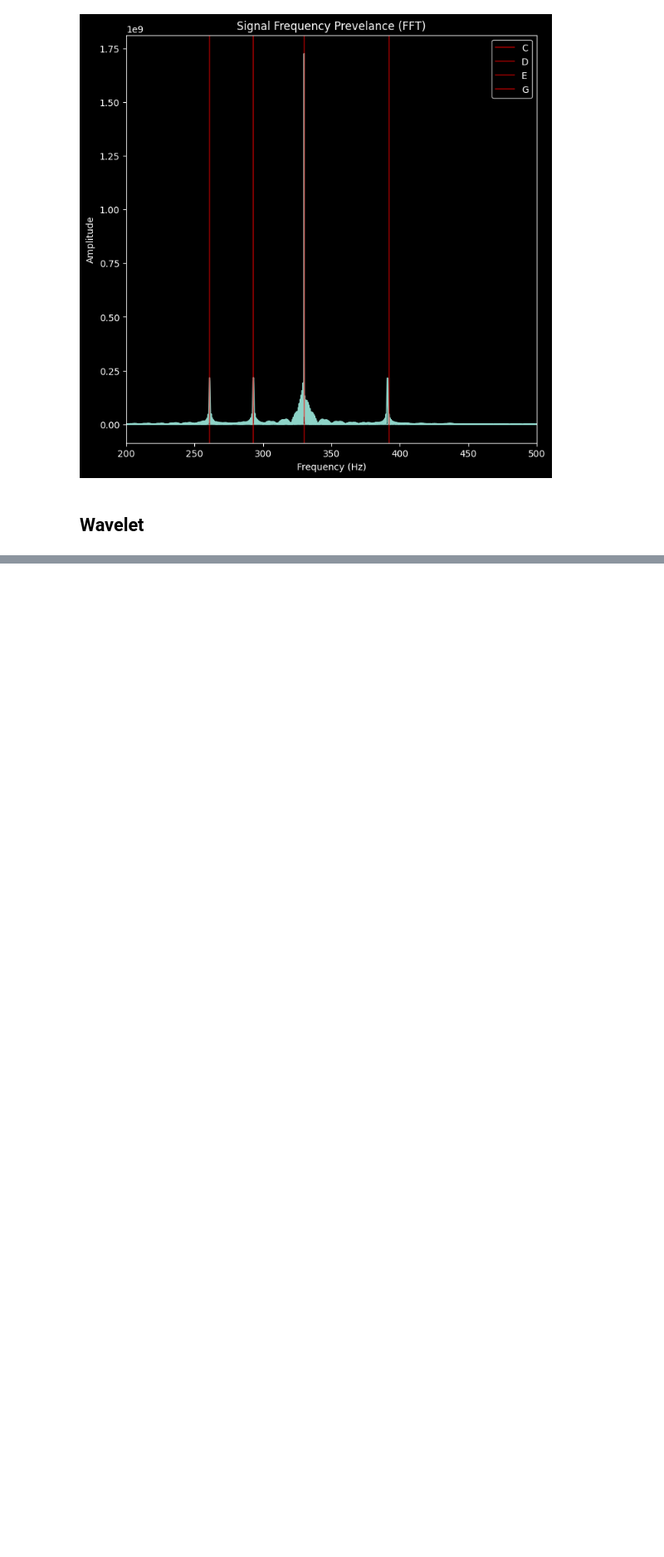
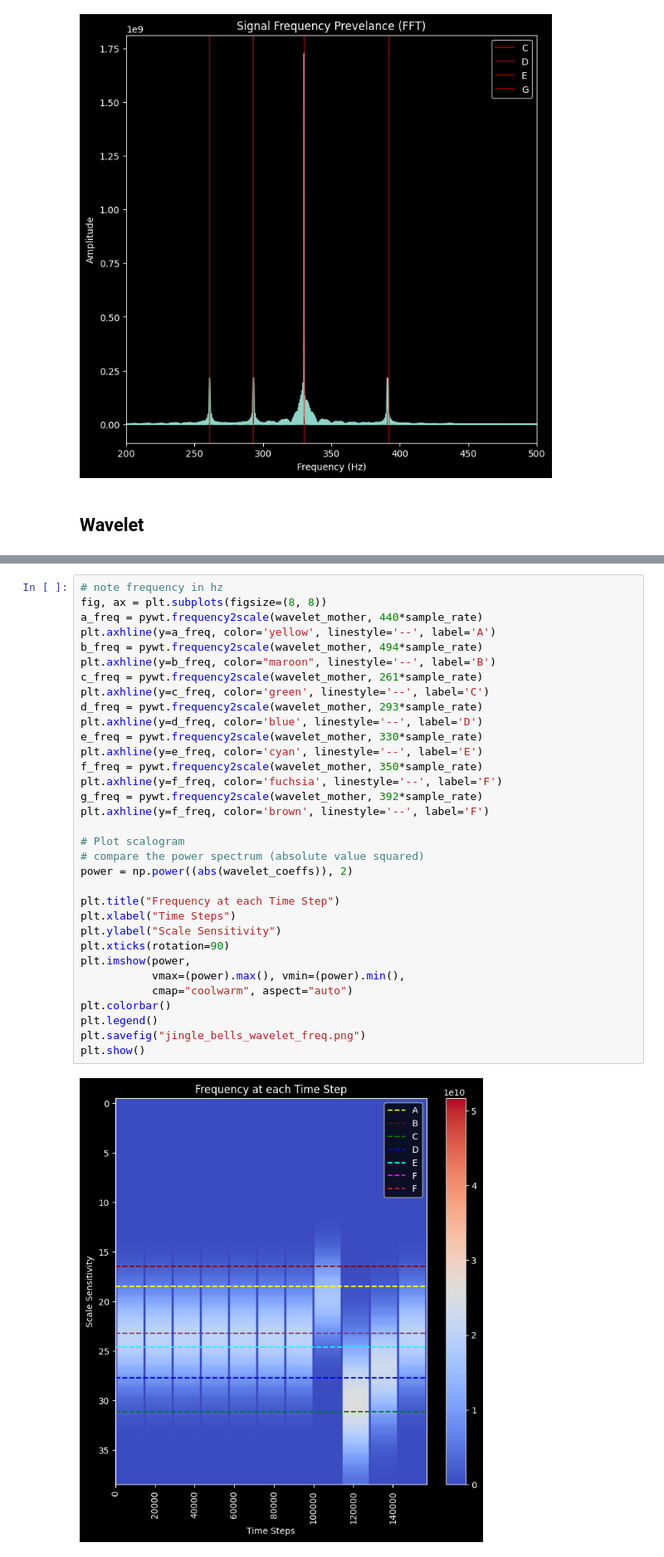
Before and after one commit to cyschneck/geocat-research, a Jupyter notebook: vast/wavelet_p1.ipynb, the cells around one changed output, grey strips where cells are left out. Shown at 83% size. Cells and saved outputs as stored; diff of their text form; blank space fills up the shorter version.

Commit message:
wavelet breakdown

```diff
--- a/vast/wavelet_p1.ipynb
+++ b/vast/wavelet_p1.ipynb
@@ -155,0 +157,35 @@ y-axis be default is: 39
+# %%
+# note frequency in hz
+fig, ax = plt.subplots(figsize=(8, 8))
+a_freq = pywt.frequency2scale(wavelet_mother, 440*sample_rate)
+plt.axhline(y=a_freq, color='yellow', linestyle='--', label='A')
+b_freq = pywt.frequency2scale(wavelet_mother, 494*sample_rate)
+plt.axhline(y=b_freq, color="maroon", linestyle='--', label='B')
+c_freq = pywt.frequency2scale(wavelet_mother, 261*sample_rate)
+plt.axhline(y=c_freq, color='green', linestyle='--', label='C')
+d_freq = pywt.frequency2scale(wavelet_mother, 293*sample_rate)
+plt.axhline(y=d_freq, color='blue', linestyle='--', label='D')
+e_freq = pywt.frequency2scale(wavelet_mother, 330*sample_rate)
+plt.axhline(y=e_freq, color='cyan', linestyle='--', label='E')
+f_freq = pywt.frequency2scale(wavelet_mother, 350*sample_rate)
+plt.axhline(y=f_freq, color='fuchsia', linestyle='--', label='F')
+g_freq = pywt.frequency2scale(wavelet_mother, 392*sample_rate)
+plt.axhline(y=f_freq, color='brown', linestyle='--', label='F')
+
+# Plot scalogram
+# compare the power spectrum (absolute value squared)
+power = np.power((abs(wavelet_coeffs)), 2)
+
+plt.title("Frequency at each Time Step")
+plt.xlabel("Time Steps")
+plt.ylabel("Scale Sensitivity")
+plt.xticks(rotation=90)
+plt.imshow(power,
+           vmax=(power).max(), vmin=(power).min(),
+           cmap="coolwarm", aspect="auto")
+plt.colorbar()
+plt.legend()
+plt.savefig("jingle_bells_wavelet_freq.png")
+plt.show()
+# %% [output]
+[figure, added]
```
Also changed, not shown: parts of 2 cells of this notebook, 4 other files.
